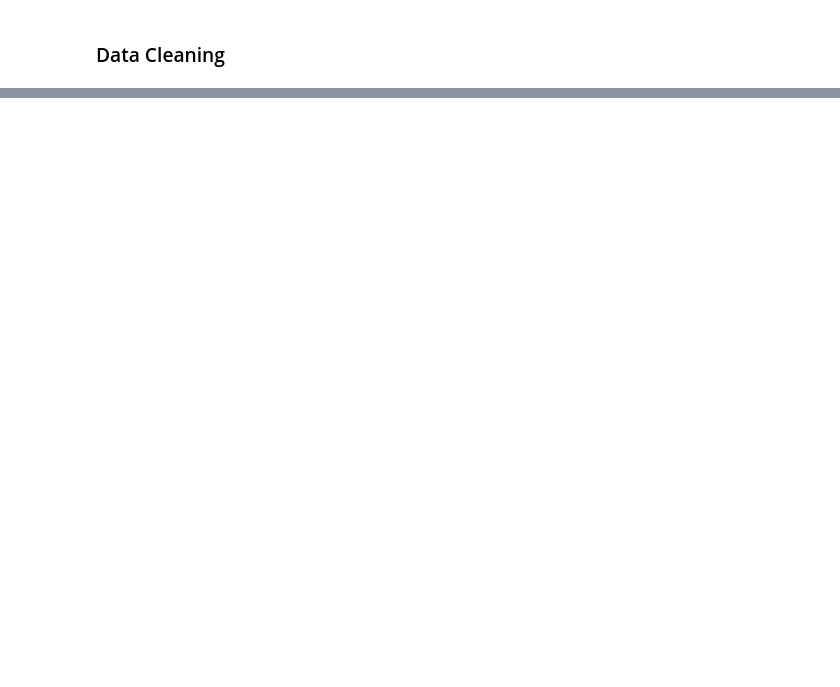
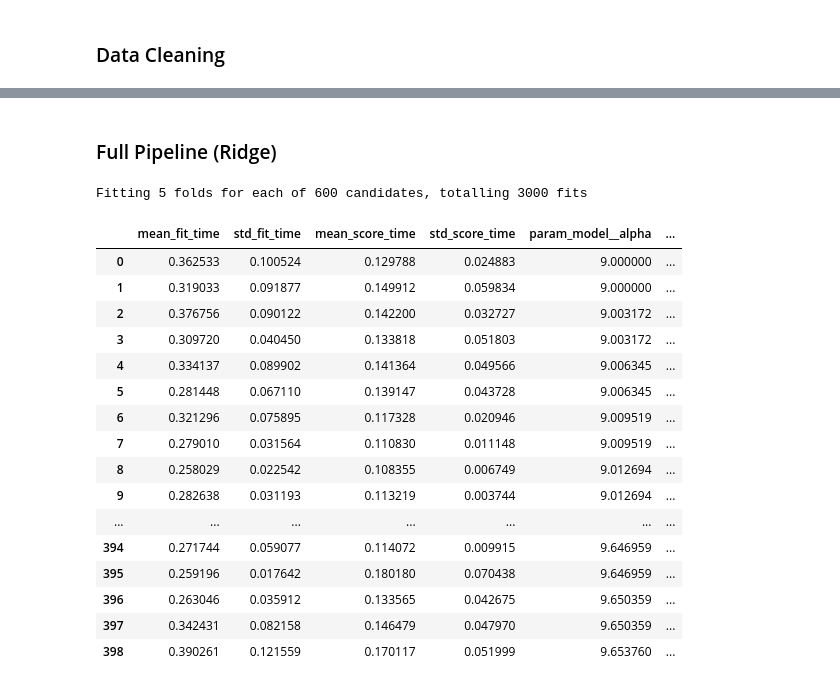
Before and after one commit to SandroBolkvadze/House-Prices-Kaggle-Competition, a Jupyter notebook: model_experiment_01.ipynb, the cells around one changed output, grey strips where cells are left out. Cells and saved outputs as stored; diff of their text form; code cells hidden in the pictures; blank space fills up the shorter version.

```diff
--- a/model_experiment_01.ipynb
+++ b/model_experiment_01.ipynb
@@ -12,2 +25,3 @@ pd.set_option('display.expand_frame_repr', False)
 # %%
 df = pd.read_csv(PATH + '/train.csv')
+df = df.drop([523, 1298], axis=0)
@@ -304,0 +358,19 @@ validation_rmse: 0.15365694545216113
+# %%
+y_train_t = np.log1p(y_train)
+y_test_t = np.log1p(y_test)
+
+preprocessor_pipeline.fit(X_train, y_train_t)
+
+X_train_t = preprocessor_pipeline.transform(X_train)
+X_test_t = preprocessor_pipeline.transform(X_test)
+
+X = X_train.copy()
+X['SalePrice'] = y_train
+
+kf = KFold(n_splits=5, shuffle=True, random_state=1337)
+folds = list(kf.split(X))
+
+train_idx, val_idx = folds[4]
+vals = X.iloc[train_idx, :]
+outliers_in_fold = vals[(vals['GrLivArea'] > 4000) & (vals['SalePrice'] < 300000)]
+outliers_in_fold[['GrLivArea', 'SalePrice']]
@@ -304,0 +446,54 @@ validation_rmse: 0.15365694545216113
+# %% [markdown]
+### Full Pipeline (Ridge) ###
+# %%
+from sklearn.linear_model import Ridge
+from sklearn.model_selection import GridSearchCV
+from sklearn.model_selection import KFold
+
+kf = KFold(n_splits=5, shuffle=True, random_state=1337)
+
+final_pipeline = Pipeline([
+    ('preprocessor', preprocessor_pipeline),
+    ('model', Ridge())
+])
+
+param_grid = {
+    'preprocessor__preprocessor__num_impute__impute__strategy': ['mean', 'median'],
+    # 'model__alpha': [.001, .01, .05, .1, .5, 1, 5, 9, 9.1, 9.2, 9.3, 9.4],
+    # 'model__alpha': np.linspace(.01, 50, 300),
+    'model__alpha': np.logspace(np.log10(9), np.log10(10), 300),
+}
+
+search = GridSearchCV(
+    final_pipeline,
+    param_grid,
+    cv=kf,
+    scoring='neg_root_mean_squared_error',
+    return_train_score=True,
+    verbose=1,
+    n_jobs=-1
+)
+
+search.fit(X_train, y_train_t)
+cv_results_df = pd.DataFrame(search.cv_results_)
+
+cv_results_df
+# %% [output]
+Fitting 5 folds for each of 600 candidates, totalling 3000 fits
+|  | mean_fit_time | std_fit_time | mean_score_time | std_score_time | param_model__alpha | ... |
+| 0 | 0.362533 | 0.100524 | 0.129788 | 0.024883 | 9.000000 | ... |
+| 1 | 0.319033 | 0.091877 | 0.149912 | 0.059834 | 9.000000 | ... |
+| 2 | 0.376756 | 0.090122 | 0.142200 | 0.032727 | 9.003172 | ... |
+| 3 | 0.309720 | 0.040450 | 0.133818 | 0.051803 | 9.003172 | ... |
+| 4 | 0.334137 | 0.089902 | 0.141364 | 0.049566 | 9.006345 | ... |
+| 5 | 0.281448 | 0.067110 | 0.139147 | 0.043728 | 9.006345 | ... |
+| 6 | 0.321296 | 0.075895 | 0.117328 | 0.020946 | 9.009519 | ... |
+| 7 | 0.279010 | 0.031564 | 0.110830 | 0.011148 | 9.009519 | ... |
+| 8 | 0.258029 | 0.022542 | 0.108355 | 0.006749 | 9.012694 | ... |
+| 9 | 0.282638 | 0.031193 | 0.113219 | 0.003744 | 9.012694 | ... |
+| ... | ... | ... | ... | ... | ... | ... |
+| 394 | 0.271744 | 0.059077 | 0.114072 | 0.009915 | 9.646959 | ... |
+| 395 | 0.259196 | 0.017642 | 0.180180 | 0.070438 | 9.646959 | ... |
+| 396 | 0.263046 | 0.035912 | 0.133565 | 0.042675 | 9.650359 | ... |
+| 397 | 0.342431 | 0.082158 | 0.146479 | 0.047970 | 9.650359 | ... |
+| 398 | 0.390261 | 0.121559 | 0.170117 | 0.051999 | 9.653760 | ... |
```
Also changed, not shown: parts of 48 cells of this notebook, 5 other files.
